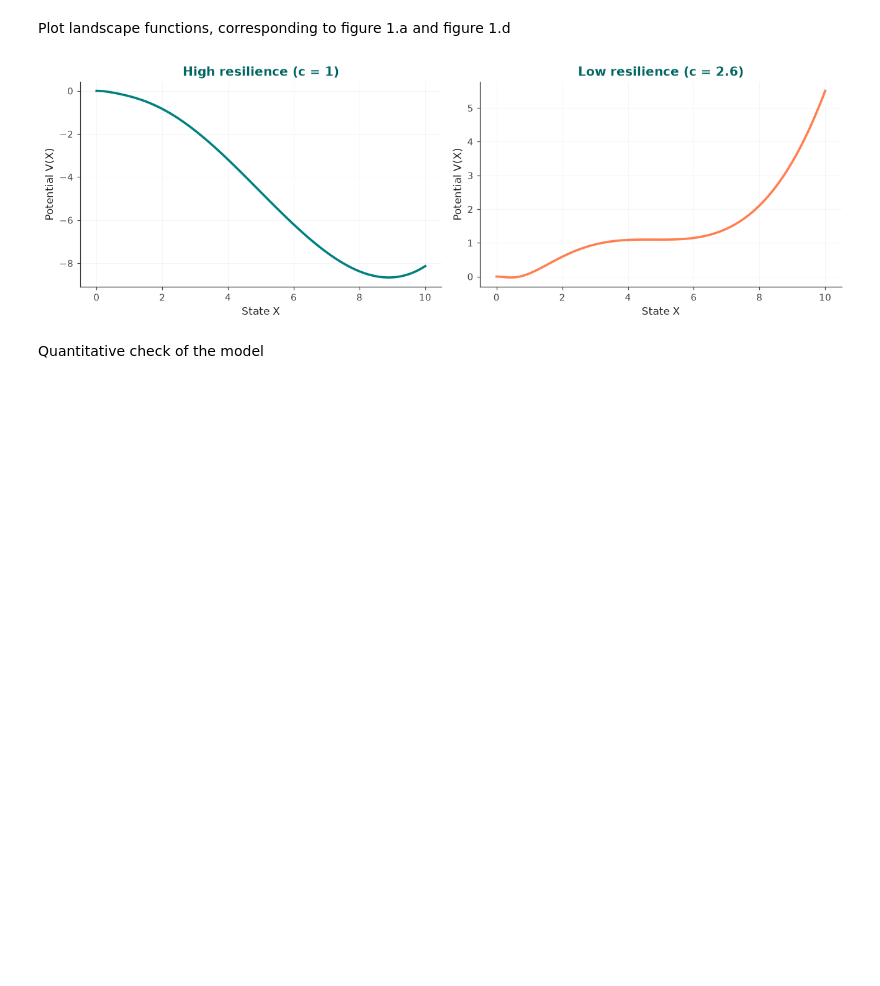
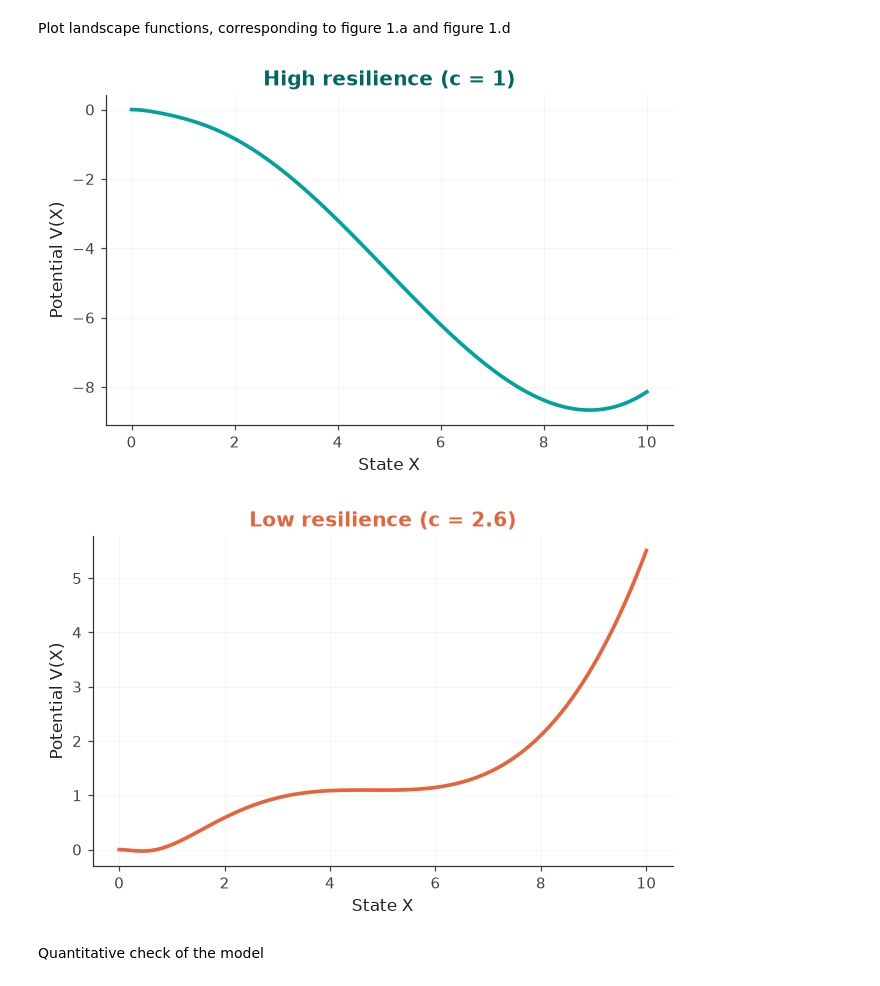
Before and after one commit to betsplie/CSassignment2, a Jupyter notebook: plots.ipynb, the cells around one changed output. Saved outputs shown, nothing was run; the diff lists cells and outputs as text; code cells hidden in the pictures; blank space fills up the shorter version.

Commit message:
small plot layout changes

```diff
--- a/plots.ipynb
+++ b/plots.ipynb
@@ -49,31 +49,35 @@ Plot landscape functions, corresponding to figure 1.a and figure 1.d
 # %%
 X = np.linspace(0,10,100)
 
 V_high = V(X,K,c_high)
 V_low = V(X,K,c_low)
 
 
-#plots
-fig, (ax1, ax2) = plt.subplots(1, 2, figsize=(12, 4))
+#two figures in on plot
+#fig, (ax1, ax2) = plt.subplots(1, 2, figsize=(12, 4))
 
 #high resilience landscape
-ax1.plot(X, V_high, color="TEAL", lw=2.4)
-ax1.set_title("High resilience (c = 1)")
-ax1.set_xlabel("State X")
-ax1.set_ylabel("Potential V(X)")
-ax1.grid(alpha=0.3)
+plt.figure(figsize=(6, 4))
+plt.plot(X, V_high, color=TEAL, lw=2.4)
+plt.title("High resilience (c = 1)")
+plt.xlabel("State X")
+plt.ylabel("Potential V(X)")
+plt.grid(alpha=0.3)
+plt.tight_layout()
+plt.show()
 
 #low resilience landscape
-ax2.plot(X, V_low, color="CORAL", lw=2.4)
-ax2.set_title("Low resilience (c = 2.6)")
-ax2.set_xlabel("State X")
-ax2.set_ylabel("Potential V(X)")
-ax2.grid(alpha=0.3)
-
+plt.figure(figsize=(6, 4))
+plt.plot(X, V_low, color=CORAL, lw=2.4)
+plt.title("Low resilience (c = 2.6)", color=CORAL)
+plt.xlabel("State X")
+plt.ylabel("Potential V(X)")
+plt.grid(alpha=0.3)
 plt.tight_layout()
 plt.show()
 # %% [output]
-[figure, old version]
+[figure, new version]
+[figure, added]
 # %% [markdown]
 Quantitative check of the model
 # %%
```
Also changed, not shown: parts of 1 cell of this notebook.
